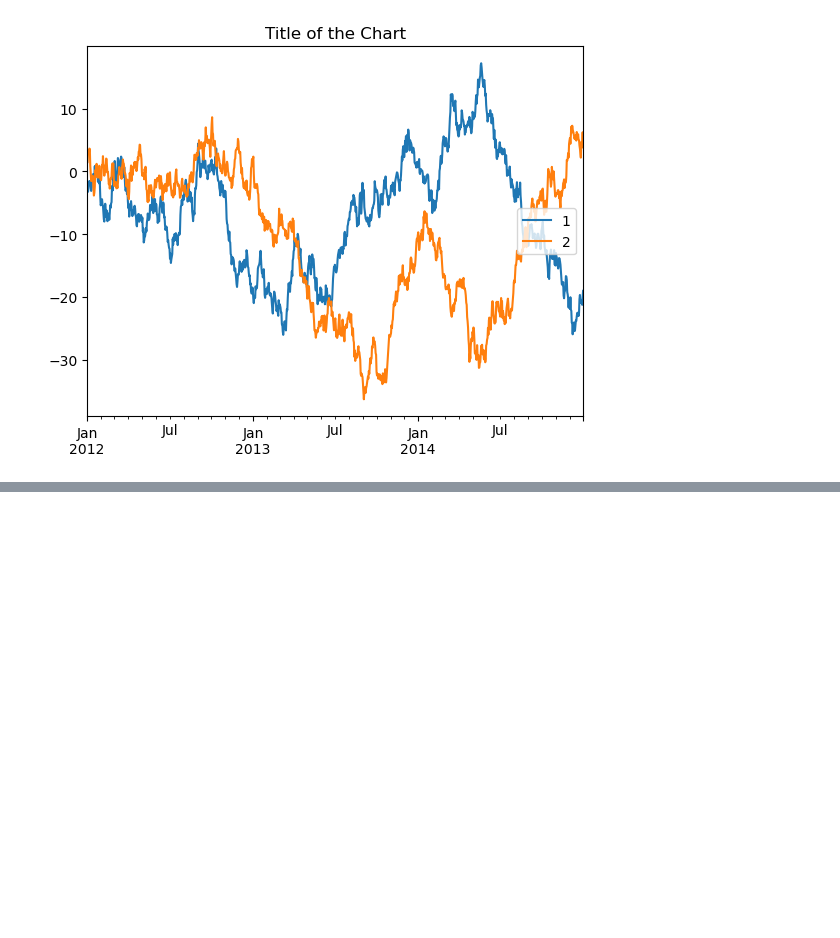
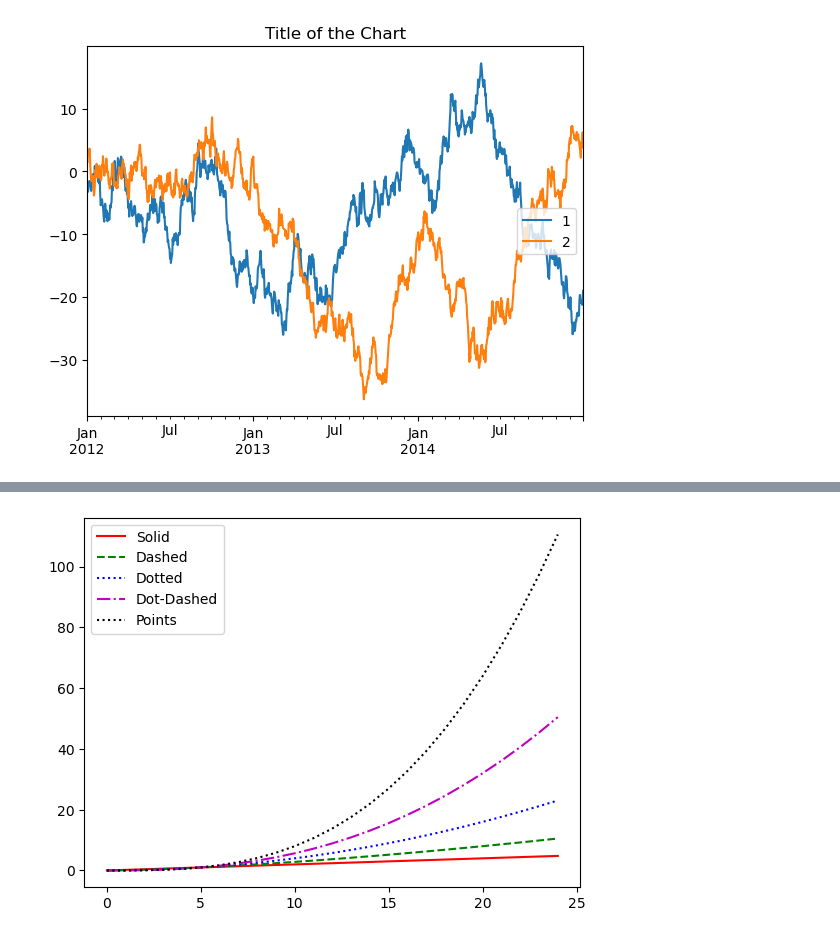
Before and after one commit to ShaidulinAndrew/Pandas_classes, a Jupyter notebook: Visualization.ipynb, the cells around one changed output, grey strips where cells are left out. Cells and saved outputs as stored; diff of their text form; code cells hidden in the pictures; blank space fills up the shorter version.

```diff
--- a/Visualization.ipynb
+++ b/Visualization.ipynb
@@ -117,0 +149,15 @@ ax.legend(['1', '2'], loc = 'right');
+# %%
+# демонстрируем различные стили линий
+t = np.arange(0., 5., 0.2)
+legend_labels = ['Solid', 'Dashed', 'Dotted', 'Dot-Dashed', 'Points']
+line_style = pd.DataFrame({0: t,
+                           1: t**1.5,
+                           2: t**2.0,
+                           3: t**2.5,
+                           4: t**3.0})
+# создаем график задав цвет и стиль каждой линии
+ax = line_style.plot(style = ['r-', 'g--', 'b:', 'm-.', 'k:'])
+# задаем легенду
+ax.legend(legend_labels, loc = 'upper left');
+# %% [output]
+[figure, added]
```
Also changed, not shown: parts of 9 cells of this notebook.
